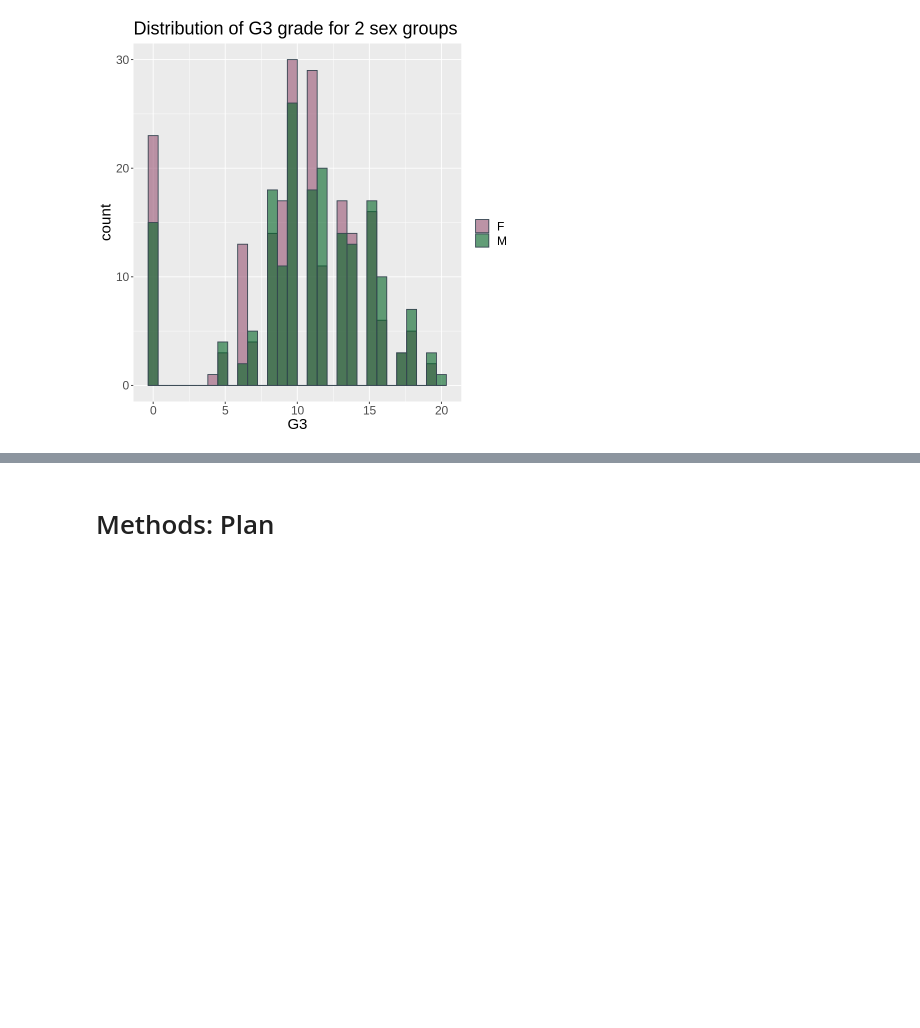
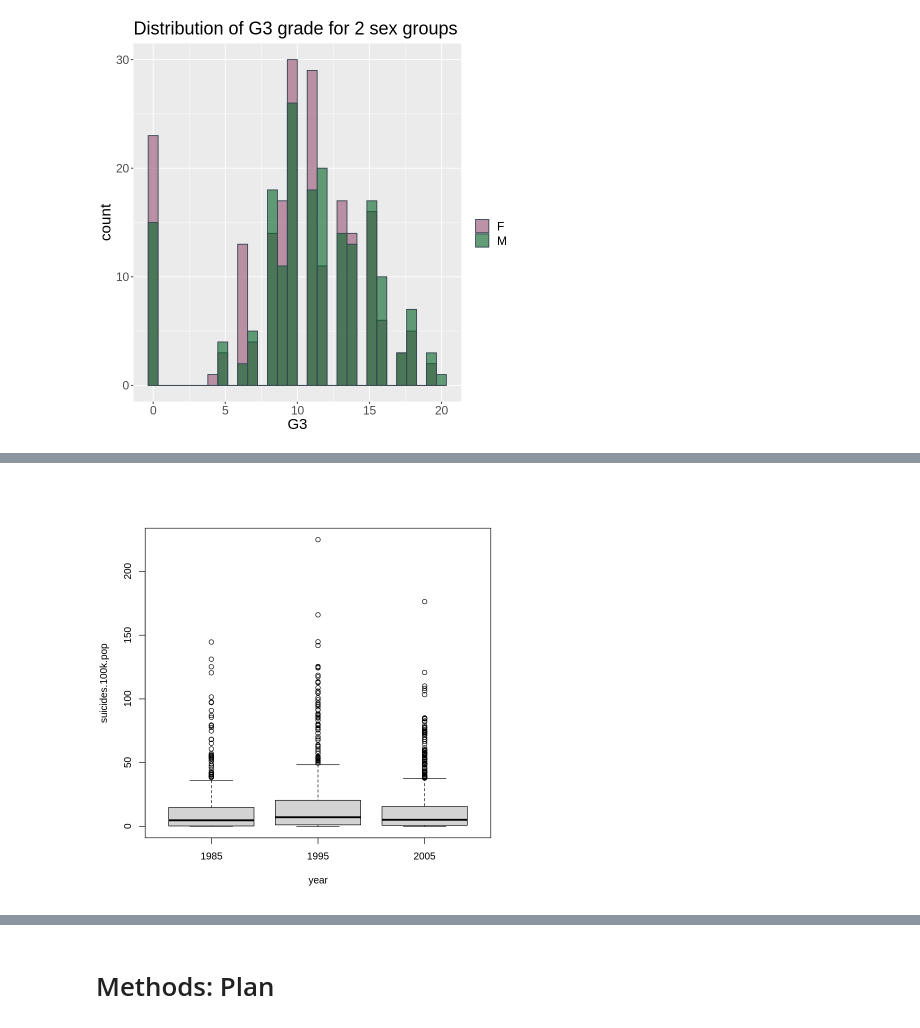
Before and after one commit to agoel25/stat_201_group_11, a Jupyter notebook: Proposal.ipynb, the cells around one changed output, grey strips where cells are left out. Saved outputs shown, nothing was run; the diff lists cells and outputs as text; code cells hidden in the pictures; blank space fills up the shorter version.

```diff
--- a/Proposal.ipynb
+++ b/Proposal.ipynb
@@ -68,0 +103,6 @@ histogram
+# %%
+suicide_year <- Suicide_p %>%
+                  group_by(country) %>%
+                  filter(year %in% c("1985", "1995", "2005")) %>%
+                  select(country, year,suicides.100k.pop, HDI.for.year)
+suicide_year
@@ -68,0 +120,4 @@ histogram
+# %%
+boxplot(suicides.100k.pop ~ year, data = suicide_year)
+# %% [output]
+[figure, added]
```
Also changed, not shown: parts of 13 cells of this notebook.
